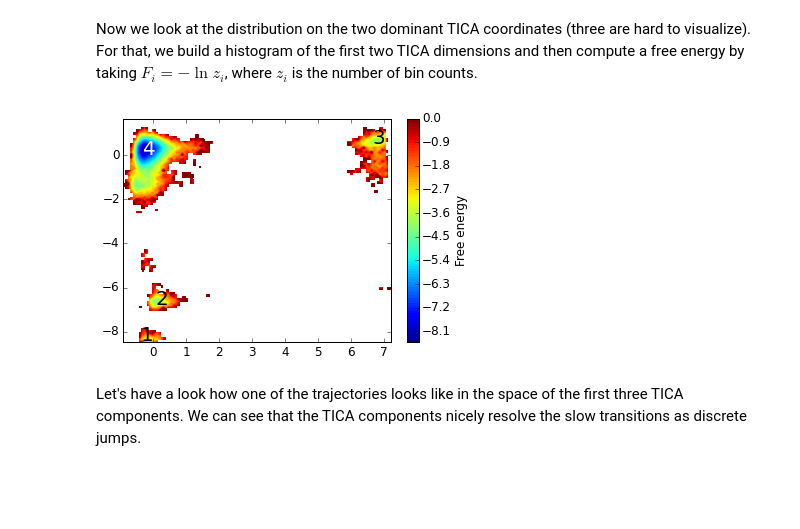
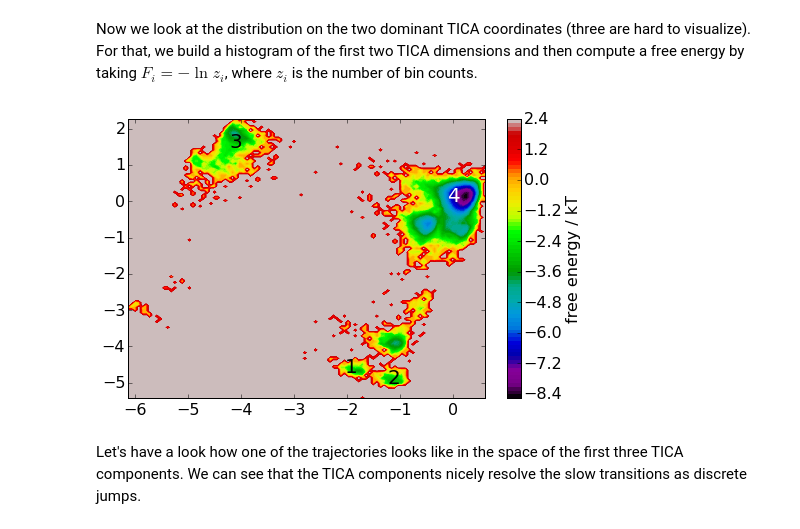
Before and after one commit to markovmodel/PyEMMA_IPython, a Jupyter notebook: md2msm_penta_peptide/md2msm_penta_peptide.ipynb, the cells around one changed output. Cells and saved outputs as stored; diff of their text form; code cells hidden in the pictures; blank space fills up the shorter version.

```diff
--- a/md2msm_penta_peptide/md2msm_penta_peptide.ipynb
+++ b/md2msm_penta_peptide/md2msm_penta_peptide.ipynb
@@ -31,3 +31,19 @@ def save_figure(name):
     fig_dir = '/Users/noe/data/papers/EMMA2/figs/penta_peptide/'
     if do_save:
         savefig(fig_dir + name, bbox_inches='tight')
+# %%
+def plot_free_energy(xall, yall, weights=None, nbins=100, offset=0.1, cmap=cm.spectral, cbar=True, cbar_label='free energy / kT'):
+    """
+    """
+    # histogram data
+    z,x,y = np.histogram2d(xall, yall, bins=nbins, weights=weights)
+    z += offset
+    # compute free energies
+    F = -np.log(z)
+    # do a contour plot
+    extent = [x[0], x[-1], y[0], y[-1]]
+    ax1 = contourf(F.T, 100, extent=extent, cmap=cmap)
+    if cbar:
+        cbar = plt.colorbar()
+        if cbar_label is not None:
+            cbar.ax.set_ylabel(cbar_label)
@@ -121,26 +163,18 @@ Note that at this point we loaded the compressed coordinates into memory. We don
 Now we look at the distribution on the two dominant TICA coordinates (three are hard to visualize). For that, we build a histogram of the first two TICA dimensions and then compute a free energy by taking
 $F_i = -\ln z_i$, where $z_i$ is the number of bin counts.
 # %%
-def plot_labels():
-    text(-0.3, -8.4, '1', fontsize=20, color='black')
-    text(0.1, -6.8, '2', fontsize=20, color='black')
-    text(6.7, 0.5, '3', fontsize=20, color='black')
-    text(-0.3, 0, '4', fontsize=20, color='white')
+def plot_labels(ax=None):
+    if ax is None:
+        ax = gca()
+    ax.text(-2, -4.7, '1', fontsize=20, color='black')
+    ax.text(-1.2, -5, '2', fontsize=20, color='black')
+    ax.text(-4.2, 1.5, '3', fontsize=20, color='black')
+    ax.text(-0.1, 0, '4', fontsize=20, color='white')
-# %%
-# stack all trajectories
-all_data = np.vstack(Y)
-# histogram data
-z,x,y = np.histogram2d(all_data[:,0], all_data[:,1], bins=100)
-# compute free energies
-F = -np.log(z)
-# do a contour plot
-extent = [x[0], x[-1], y[0], y[-1]]
-ax1 = contourf(F.T, 100, extent=extent)
-cbar = plt.colorbar()
-cbar.ax.set_ylabel('Free energy')
-plot_labels()
-# %% [output]
-[figure, removed]
+# %%
+plot_free_energy(np.vstack(Y)[:,0], np.vstack(Y)[:,1])
+plot_labels()
+# %% [output]
+[figure, added]
 # %% [markdown]
 Let's have a look how one of the trajectories looks like in the space of the first three TICA components. We can see that the TICA components nicely resolve the slow transitions as discrete jumps.
 # %%
```
Also changed, not shown: parts of 39 cells of this notebook, 10 other files.
